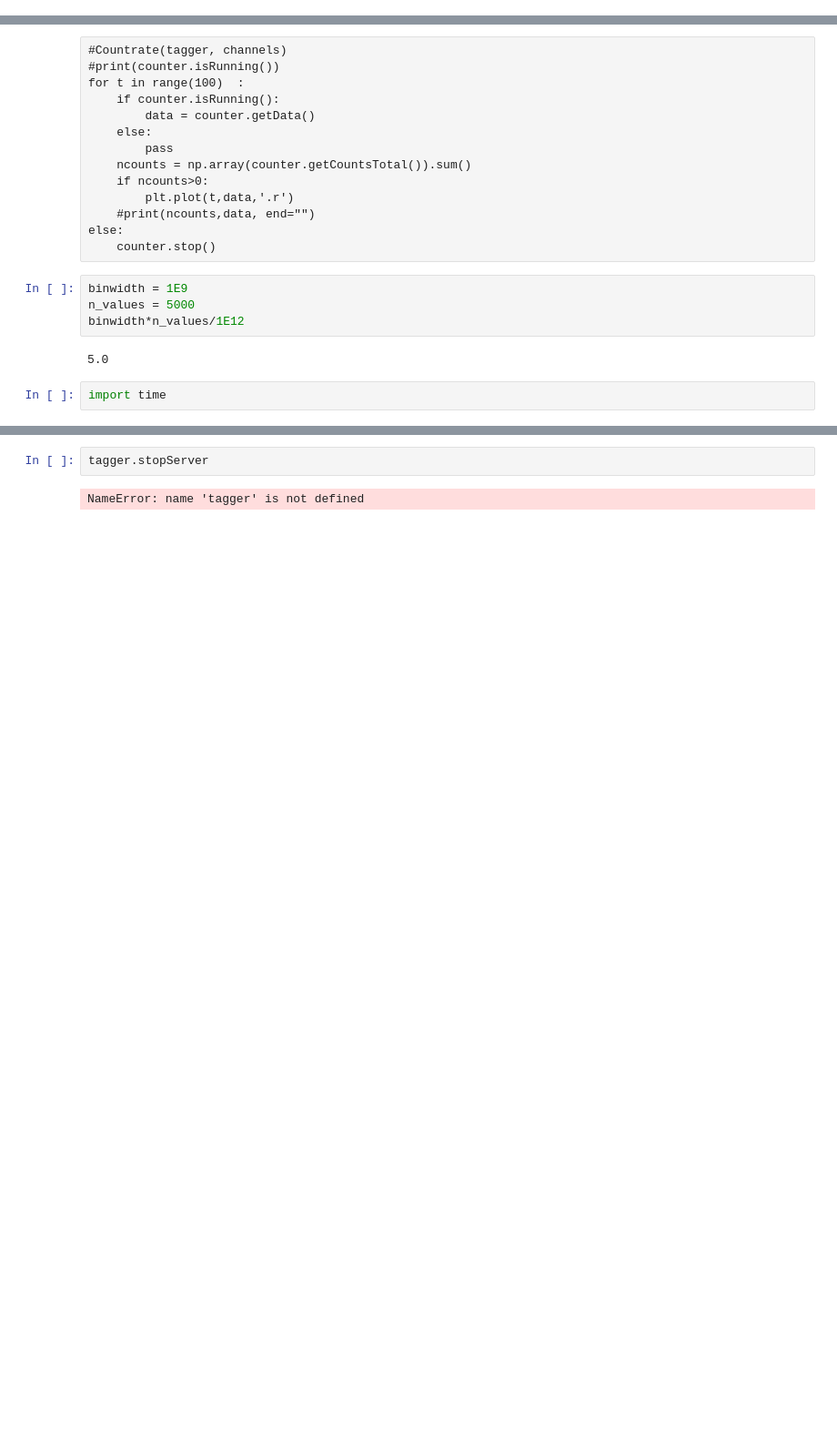
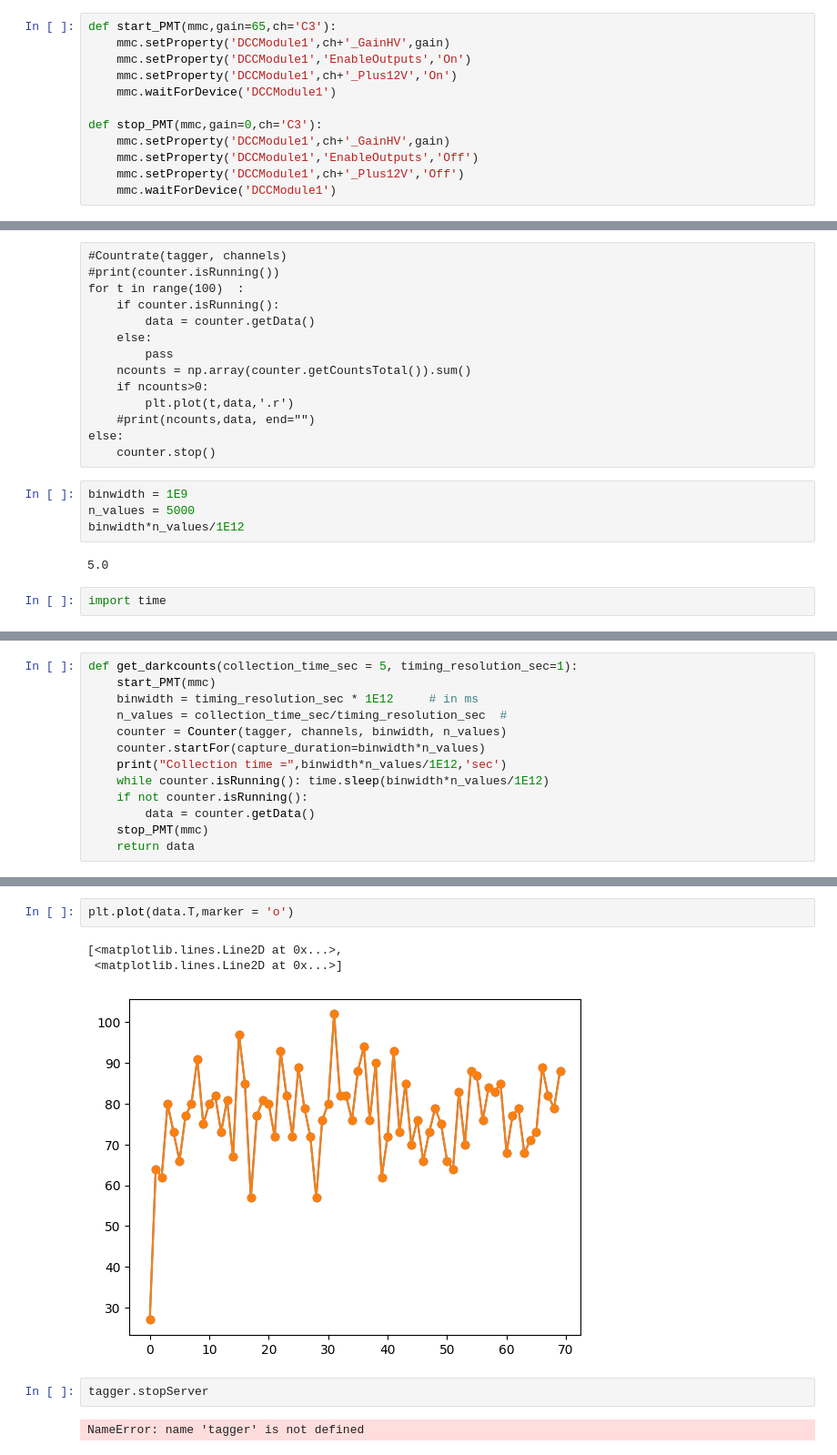
Before and after one commit to JenuC/timetagger-scripts, a Jupyter notebook: plot_time_trace.ipynb, the cells around one changed output, grey strips where cells are left out. Shown: that part at 91% size. Saved outputs shown, nothing was run; the diff lists cells and outputs as text; blank space fills up the shorter version.

```diff
--- a/plot_time_trace.ipynb
+++ b/plot_time_trace.ipynb
@@ -58,0 +110,12 @@ Failed to load device adapter "BH_DCC_DCU" [ Failed to load module "mmgr_dal_BH_
+# %%
+def start_PMT(mmc,gain=65,ch='C3'):
+    mmc.setProperty('DCCModule1',ch+'_GainHV',gain)
+    mmc.setProperty('DCCModule1','EnableOutputs','On')
+    mmc.setProperty('DCCModule1',ch+'_Plus12V','On')
+    mmc.waitForDevice('DCCModule1')
+
+def stop_PMT(mmc,gain=0,ch='C3'):
+    mmc.setProperty('DCCModule1',ch+'_GainHV',gain)
+    mmc.setProperty('DCCModule1','EnableOutputs','Off')
+    mmc.setProperty('DCCModule1',ch+'_Plus12V','Off')
+    mmc.waitForDevice('DCCModule1')
@@ -123,0 +238,13 @@ ncounts,data
+# %%
+def get_darkcounts(collection_time_sec = 5, timing_resolution_sec=1):
+    start_PMT(mmc)
+    binwidth = timing_resolution_sec * 1E12     # in ms
+    n_values = collection_time_sec/timing_resolution_sec  #
+    counter = Counter(tagger, channels, binwidth, n_values)
+    counter.startFor(capture_duration=binwidth*n_values)
+    print("Collection time =",binwidth*n_values/1E12,'sec')
+    while counter.isRunning(): time.sleep(binwidth*n_values/1E12)
+    if not counter.isRunning():
+        data = counter.getData()
+    stop_PMT(mmc)
+    return data
@@ -124,3 +255,9 @@ ncounts,data
+# %%
+plt.plot(data.T,marker = 'o')
+# %% [output]
+[<matplotlib.lines.Line2D at 0x...>,
+ <matplotlib.lines.Line2D at 0x...>]
+[figure, added]
 # %%
 tagger.stopServer
 # %% [output]
```
Also changed, not shown: parts of 22 cells of this notebook.
